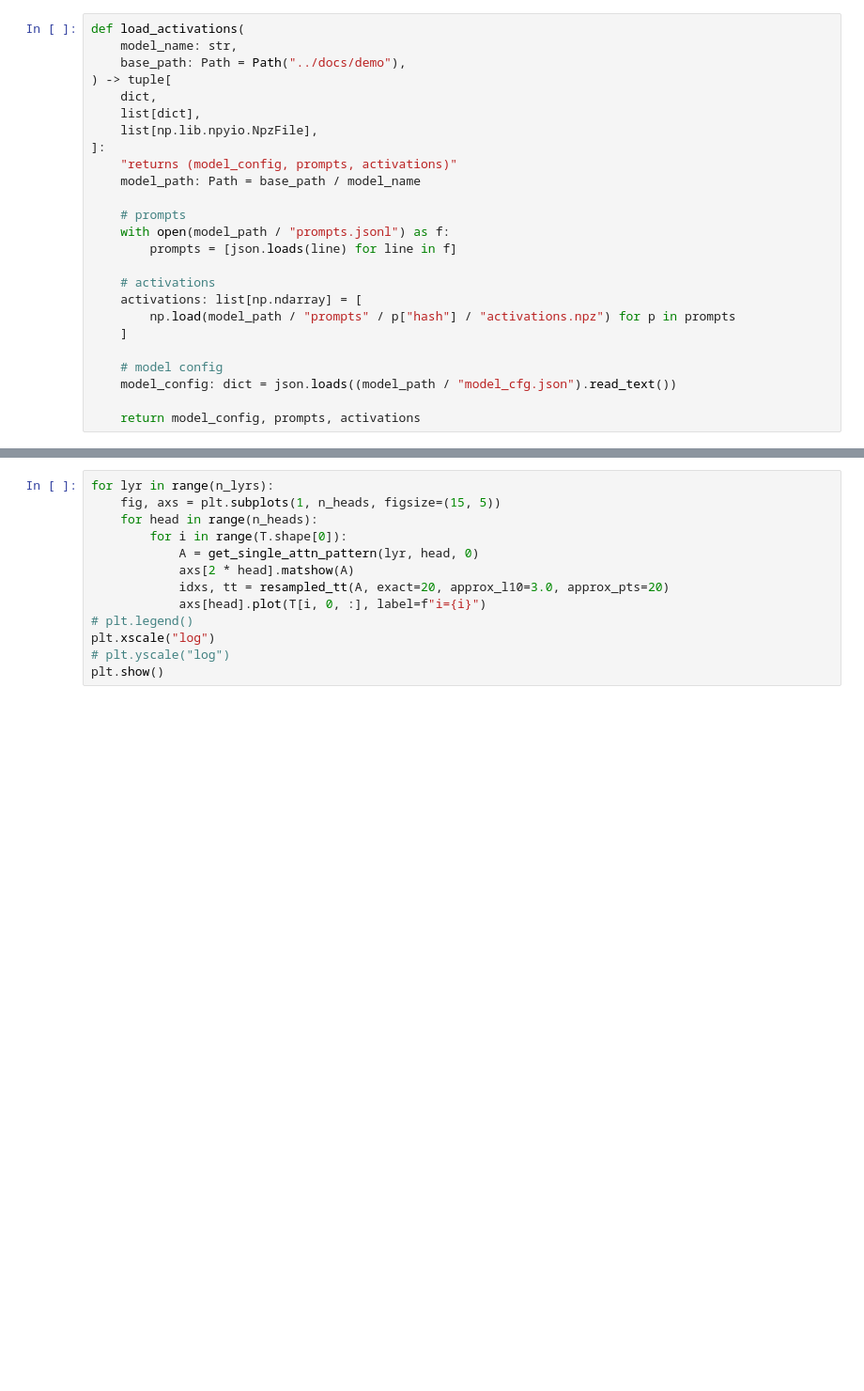
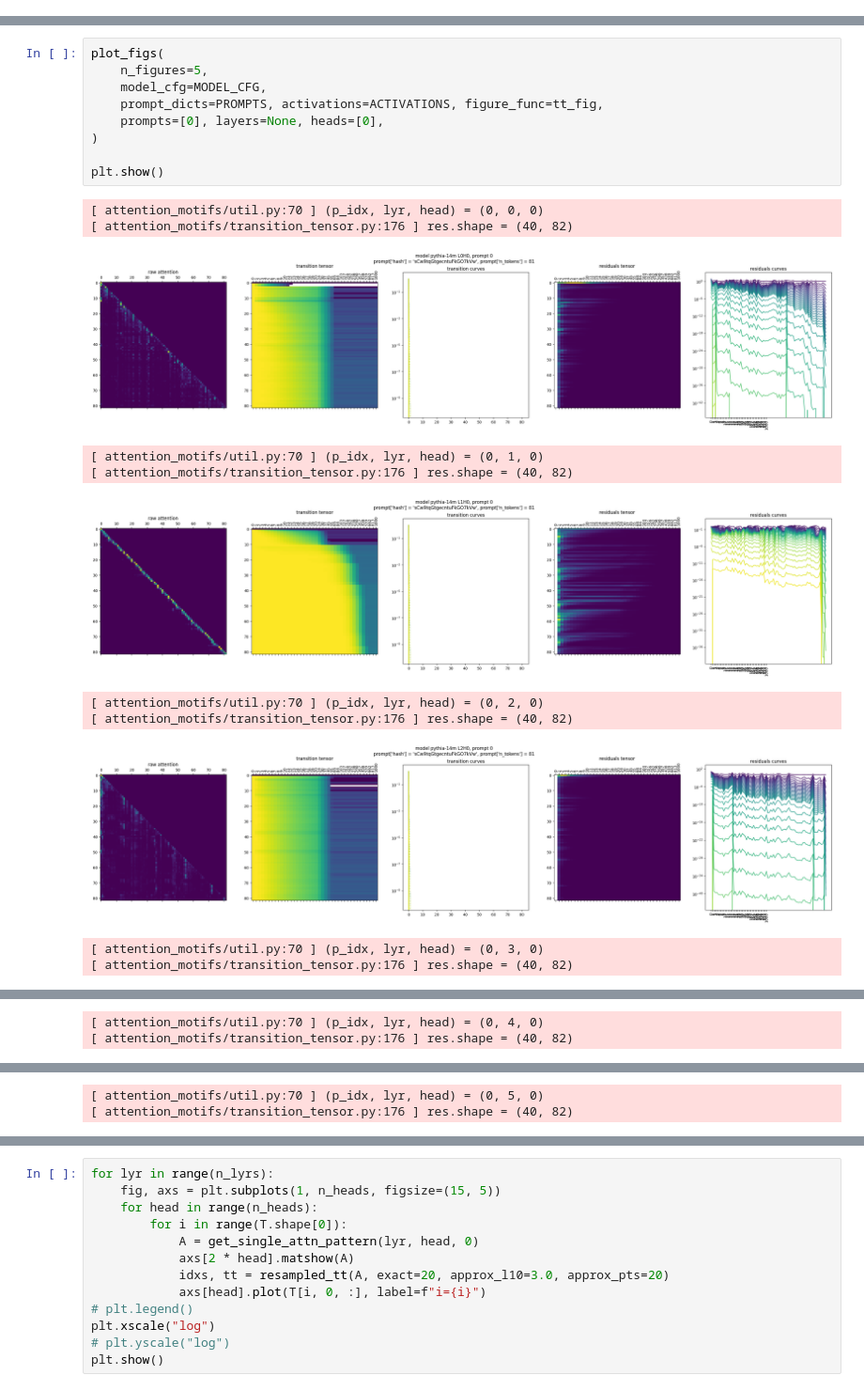
Before and after one commit to mivanit/attention-motifs, a Jupyter notebook: notebooks/markov_absorption.ipynb, the cells around one changed output, grey strips where cells are left out. Shown at 94% size. Drawn from its saved outputs; the diff is of its cells as text; blank space fills up the shorter version.

```diff
--- a/notebooks/markov_absorption.ipynb
+++ b/notebooks/markov_absorption.ipynb
@@ -12,28 +15,3 @@ from muutils.dbg import dbg, dbg_tensor
-# %%
-def load_activations(
-	model_name: str,
-	base_path: Path = Path("../docs/demo"),
-) -> tuple[
-	dict,
-	list[dict],
-	list[np.lib.npyio.NpzFile],
-]:
-	"returns (model_config, prompts, activations)"
-	model_path: Path = base_path / model_name
-
-	# prompts
-	with open(model_path / "prompts.jsonl") as f:
-		prompts = [json.loads(line) for line in f]
-
-	# activations
-	activations: list[np.ndarray] = [
-		np.load(model_path / "prompts" / p["hash"] / "activations.npz") for p in prompts
-	]
-
-	# model config
-	model_config: dict = json.loads((model_path / "model_cfg.json").read_text())
-
-	return model_config, prompts, activations
 # %%
 MODEL_NAME: str = "pythia-14m"
 MODEL_CFG: dict
@@ -294,0 +34,21 @@ plt.show()
+# %%
+plot_figs(
+	n_figures=5,
+	model_cfg=MODEL_CFG,
+	prompt_dicts=PROMPTS, activations=ACTIVATIONS, figure_func=tt_fig,
+	prompts=[0], layers=None, heads=[0],
+)
+
+plt.show()
+# %% [output]
+[ attention_motifs/util.py:70 ] (p_idx, lyr, head) = (0, 0, 0)
+[ attention_motifs/transition_tensor.py:176 ] res.shape = (40, 82)
+[figure, added]
+[ attention_motifs/util.py:70 ] (p_idx, lyr, head) = (0, 1, 0)
+[ attention_motifs/transition_tensor.py:176 ] res.shape = (40, 82)
+[figure, added]
+[ attention_motifs/util.py:70 ] (p_idx, lyr, head) = (0, 2, 0)
+[ attention_motifs/transition_tensor.py:176 ] res.shape = (40, 82)
+[figure, added]
+[ attention_motifs/util.py:70 ] (p_idx, lyr, head) = (0, 3, 0)
+[ attention_motifs/transition_tensor.py:176 ] res.shape = (40, 82)
@@ -294,0 +56,2 @@ plt.show()
+[ attention_motifs/util.py:70 ] (p_idx, lyr, head) = (0, 4, 0)
+[ attention_motifs/transition_tensor.py:176 ] res.shape = (40, 82)
@@ -294,0 +59,2 @@ plt.show()
+[ attention_motifs/util.py:70 ] (p_idx, lyr, head) = (0, 5, 0)
+[ attention_motifs/transition_tensor.py:176 ] res.shape = (40, 82)
```
Also changed, not shown: parts of 8 cells of this notebook, 4 other files.
